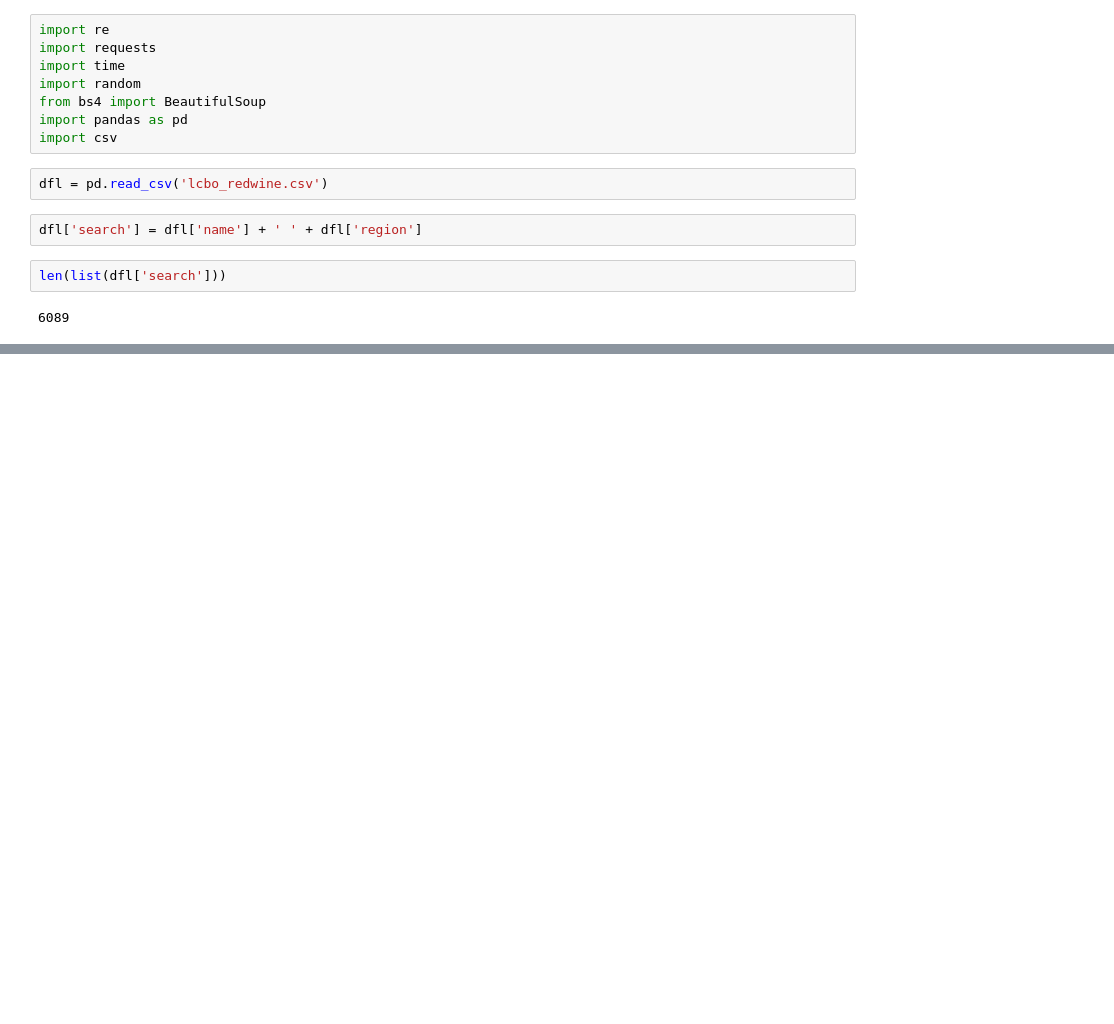
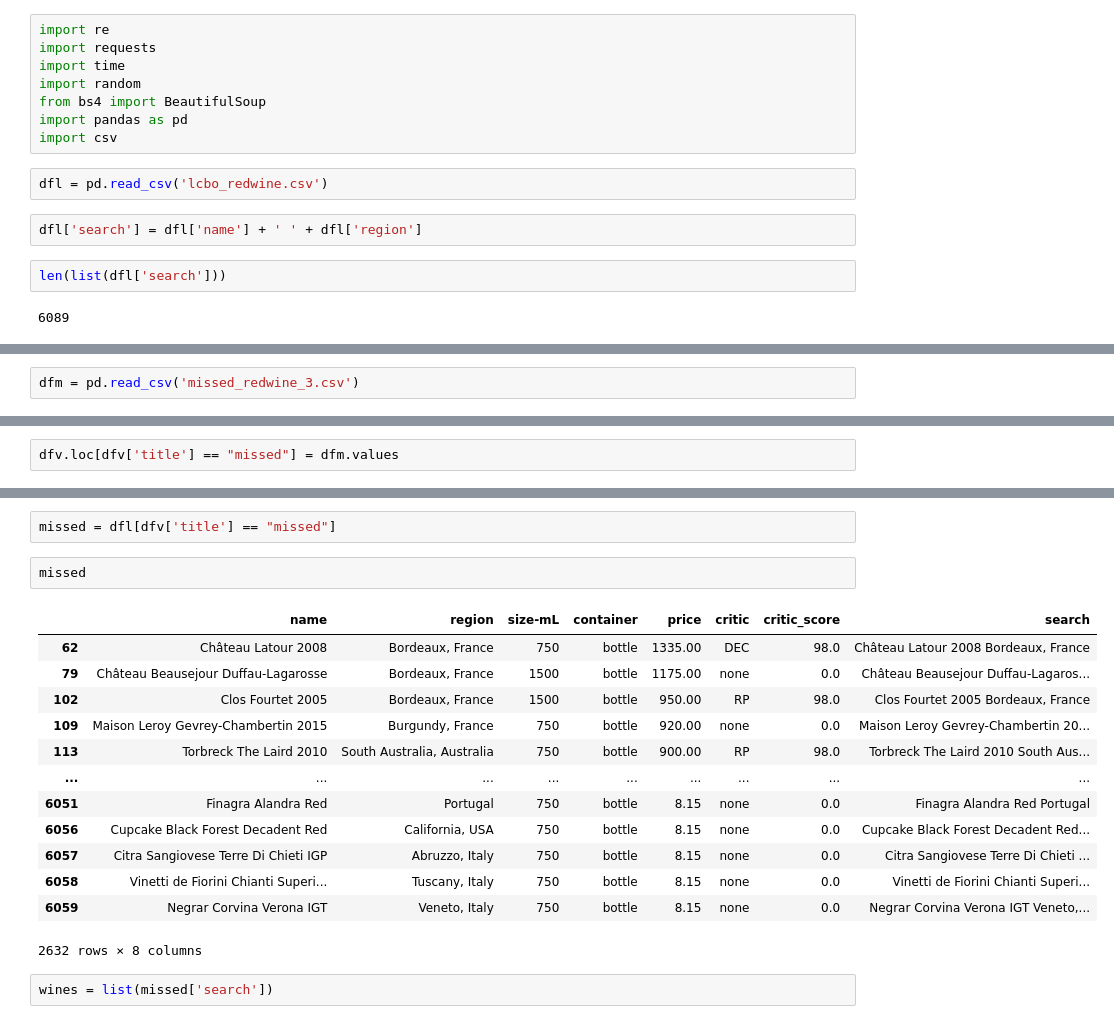
Before and after one commit to supasham/NYCDSA-WebscrapingProject, a Jupyter notebook: Vivino using BeautifulSoup.ipynb, the cells around one changed output, grey strips where cells are left out. Drawn from its saved outputs; the diff is of its cells as text; blank space fills up the shorter version.

```diff
--- a/Vivino using BeautifulSoup.ipynb
+++ b/Vivino using BeautifulSoup.ipynb
@@ -83,0 +89,2 @@ Finished bottle 2 of 2
+# %%
+dfm = pd.read_csv('missed_redwine_3.csv')
@@ -83,0 +150,2 @@ Finished bottle 2 of 2
+# %%
+dfv.loc[dfv['title'] == "missed"] = dfm.values
@@ -83,0 +168,20 @@ Finished bottle 2 of 2
+# %%
+missed = dfl[dfv['title'] == "missed"]
+# %%
+missed
+# %% [output]
+|  | name | region | size-mL | container | price | critic | critic_score | search |
+| 62 | Château Latour 2008 | Bordeaux, France | 750 | bottle | 1335.00 | DEC | 98.0 | Château Latour 2008 Bordeaux, France |
+| 79 | Château Beausejour Duffau-Lagarosse | Bordeaux, France | 1500 | bottle | 1175.00 | none | 0.0 | Château Beausejour Duffau-Lagaros... |
+| 102 | Clos Fourtet 2005 | Bordeaux, France | 1500 | bottle | 950.00 | RP | 98.0 | Clos Fourtet 2005 Bordeaux, France |
+| 109 | Maison Leroy Gevrey-Chambertin 2015 | Burgundy, France | 750 | bottle | 920.00 | none | 0.0 | Maison Leroy Gevrey-Chambertin 20... |
+| 113 | Torbreck The Laird 2010 | South Australia, Australia | 750 | bottle | 900.00 | RP | 98.0 | Torbreck The Laird 2010 South Aus... |
+| ... | ... | ... | ... | ... | ... | ... | ... | ... |
+| 6051 | Finagra Alandra Red | Portugal | 750 | bottle | 8.15 | none | 0.0 | Finagra Alandra Red Portugal |
+| 6056 | Cupcake Black Forest Decadent Red | California, USA | 750 | bottle | 8.15 | none | 0.0 | Cupcake Black Forest Decadent Red... |
+| 6057 | Citra Sangiovese Terre Di Chieti IGP | Abruzzo, Italy | 750 | bottle | 8.15 | none | 0.0 | Citra Sangiovese Terre Di Chieti ... |
+| 6058 | Vinetti de Fiorini Chianti Superi... | Tuscany, Italy | 750 | bottle | 8.15 | none | 0.0 | Vinetti de Fiorini Chianti Superi... |
+| 6059 | Negrar Corvina Verona IGT | Veneto, Italy | 750 | bottle | 8.15 | none | 0.0 | Negrar Corvina Verona IGT Veneto,... |
+2632 rows × 8 columns
+# %%
+wines = list(missed['search'])
```
Also changed, not shown: parts of 14 cells of this notebook, 3 other files.
